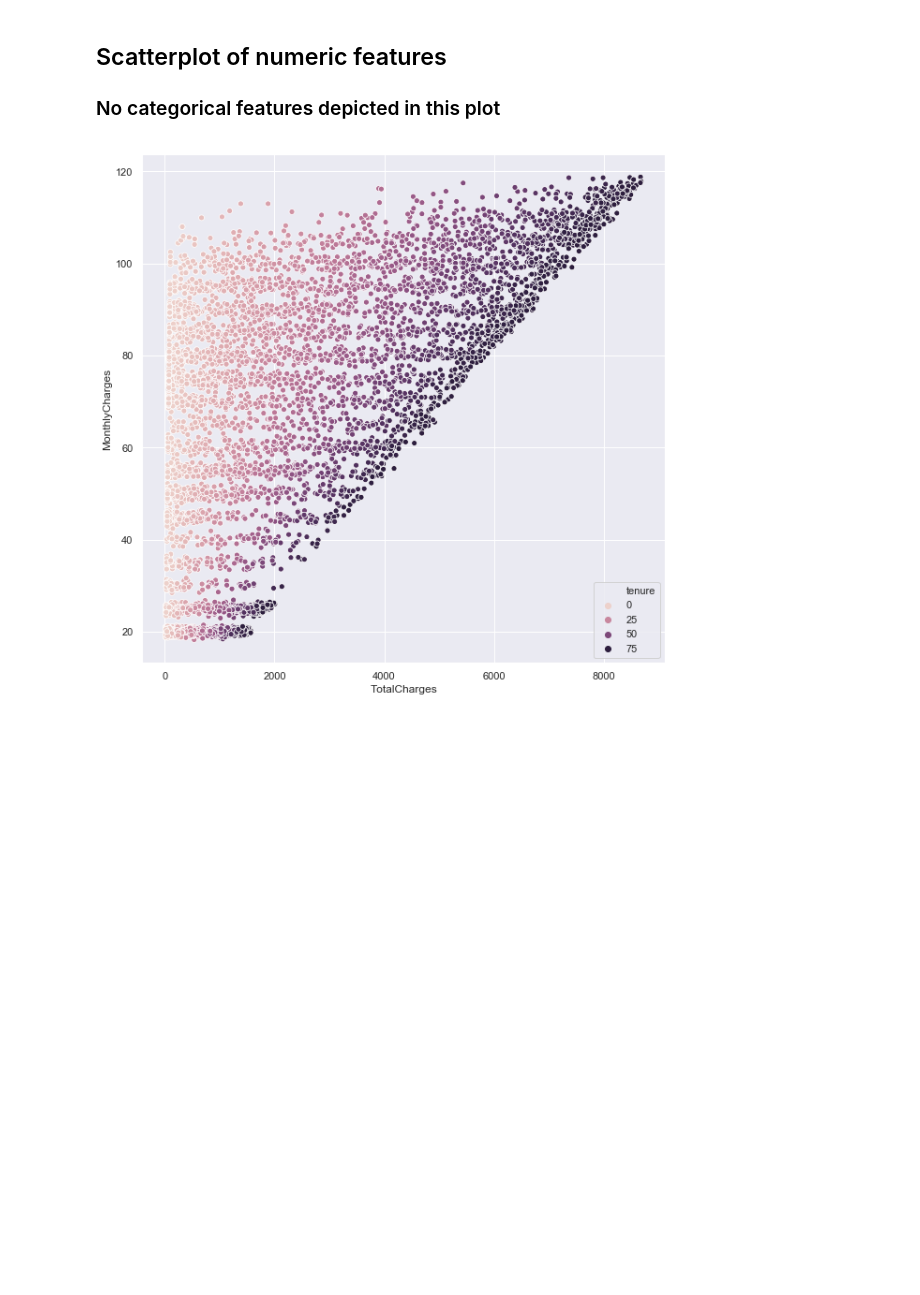
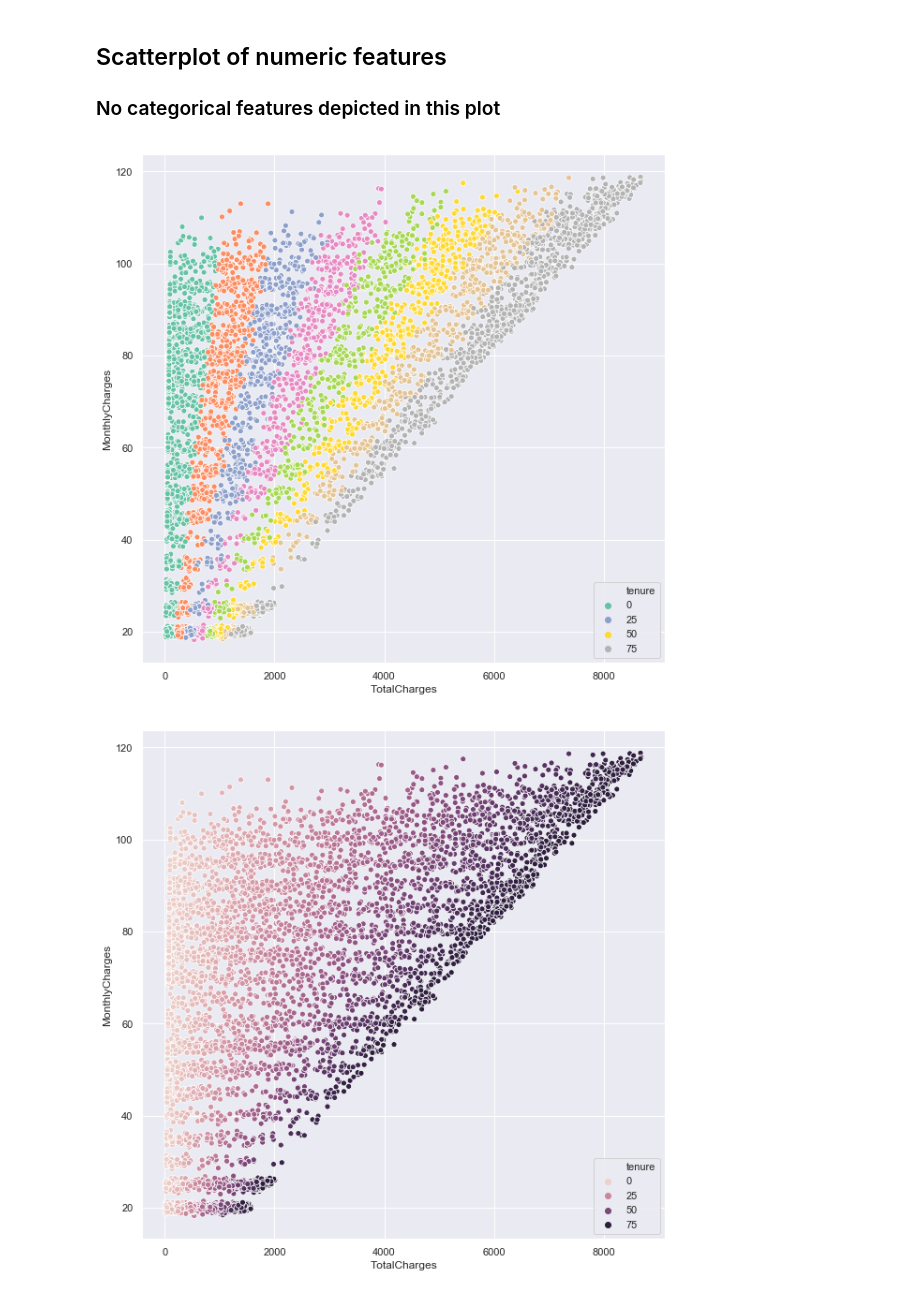
Before and after one commit to ayn28/Project-Portfolio, a Jupyter notebook: current-capstone-project/customer-churn/Customer_Churn.ipynb, the cells around one changed output. Saved outputs shown, nothing was run; the diff lists cells and outputs as text; code cells hidden in the pictures; blank space fills up the shorter version.

```diff
--- a/current-capstone-project/customer-churn/Customer_Churn.ipynb
+++ b/current-capstone-project/customer-churn/Customer_Churn.ipynb
@@ -371,6 +371,11 @@ plt.show()
 # %% [markdown]
 ## Scatterplot of numeric features
 ### No categorical features depicted in this plot
+# %%
+plt.figure(figsize=(10,10))
+sns.scatterplot(x='TotalCharges', y='MonthlyCharges', hue='tenure', palette='Set2', data=df);
+# %% [output]
+[figure, added]
 # %%
 plt.figure(figsize=(10,10))
 sns.scatterplot(x='TotalCharges', y='MonthlyCharges', hue='tenure', data=df);
```
Also changed, not shown: parts of 3 cells of this notebook.
